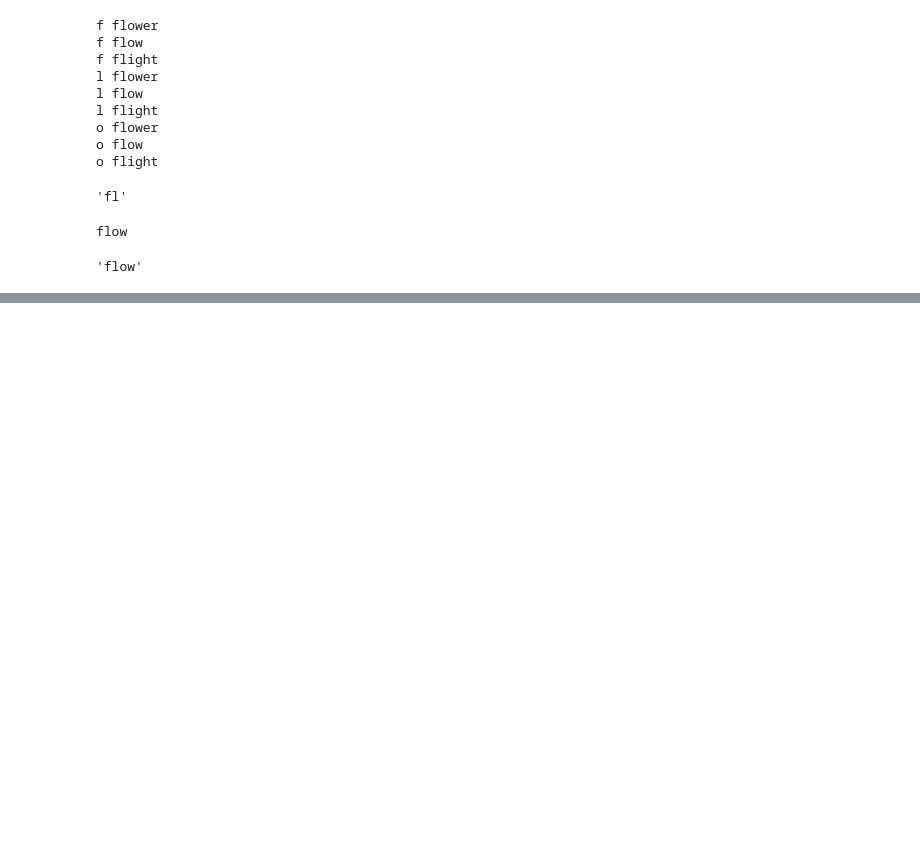
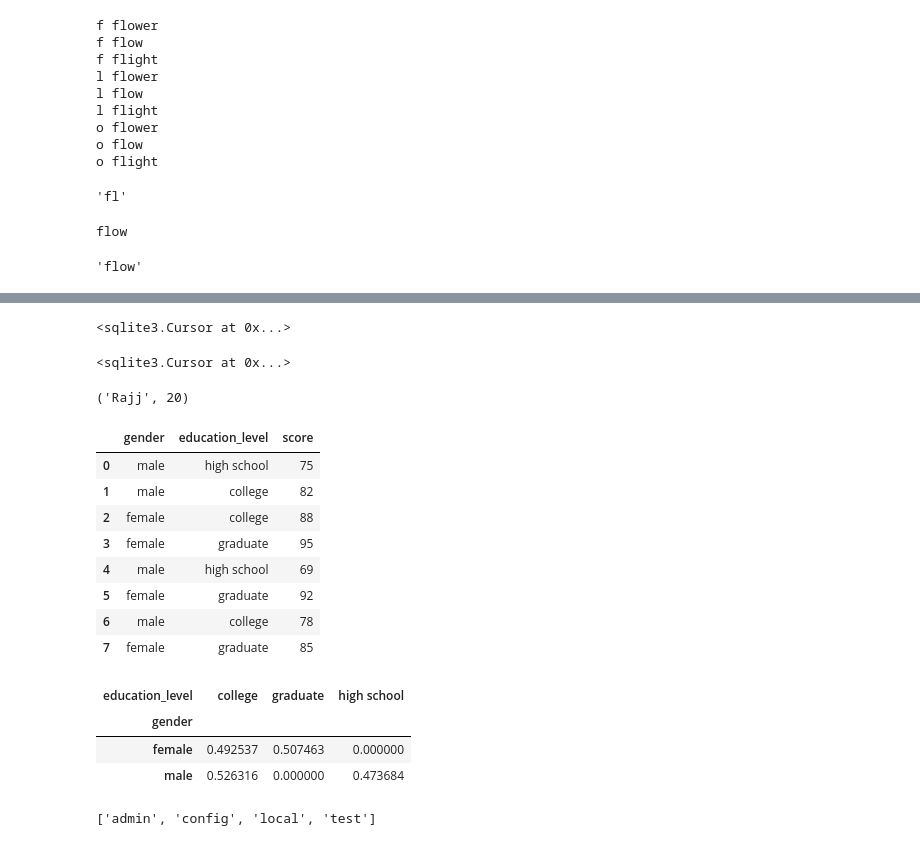
Before and after one commit to R4j4n/Semester2, a Jupyter notebook: 2203/practice.ipynb, the cells around one changed output, grey strips where cells are left out. Drawn from its saved outputs; the diff is of its cells as text; code cells hidden in the pictures; blank space fills up the shorter version.

```diff
--- a/2203/practice.ipynb
+++ b/2203/practice.ipynb
@@ -351,0 +331,27 @@ True
+# %%
+SQL = """
+CREATE TABLE IF NOT EXISTS RAJAN(
+NAME CHAR(20),
+AGE INT
+);
+"""
+
+cursor.execute(SQL)
+conn.commit()
+# %% [output]
+<sqlite3.Cursor at 0x...>
+# %%
+INTERT = """
+INSERT INTO RAJAN (NAME, AGE)
+VALUES (?,?)
+"""
+cursor.execute(INTERT,("Rajj",20))
+# %% [output]
+<sqlite3.Cursor at 0x...>
+# %%
+SELECT = "SELECT * FROM RAJAN WHERE AGE = ?"
+res = cursor.execute(SELECT,("20",))
+res = cursor.fetchone()
+print(res)
+# %% [output]
+('Rajj', 20)
@@ -352 +366,28 @@ True
+# %%
+import pandas as pd
+
+# create a sample dataset
+df = pd.DataFrame({
+    'gender': ['male', 'male', 'female', 'female', 'male', 'female', 'male', 'female'],
+    'education_level': ['high school', 'college', 'college', 'graduate', 'high school', 'graduate', 'college', 'graduate'],
+    'score': [75, 82, 88, 95, 69, 92, 78, 85]
+})
+df
+# %% [output]
+|  | gender | education_level | score |
+| 0 | male | high school | 75 |
+| 1 | male | college | 82 |
+| 2 | female | college | 88 |
+| 3 | female | graduate | 95 |
+| 4 | male | high school | 69 |
+| 5 | female | graduate | 92 |
+| 6 | male | college | 78 |
+| 7 | female | graduate | 85 |
+# %%
+pd.crosstab(index=df.gender, columns=df.education_level, values=df.score, aggfunc="mean",normalize="index")
+# %% [output]
+| education_level | college | graduate | high school |
+| gender |  |  |  |
+| female | 0.492537 | 0.507463 | 0.000000 |
+| male | 0.526316 | 0.000000 | 0.473684 |
 # %%
@@ -355,0 +397,5 @@ from collections import
+# %%
+database = client.list_database_names()
+print(database)
+# %% [output]
+['admin', 'config', 'local', 'test']
```
Also changed, not shown: parts of 25 cells of this notebook, 27 other files.
